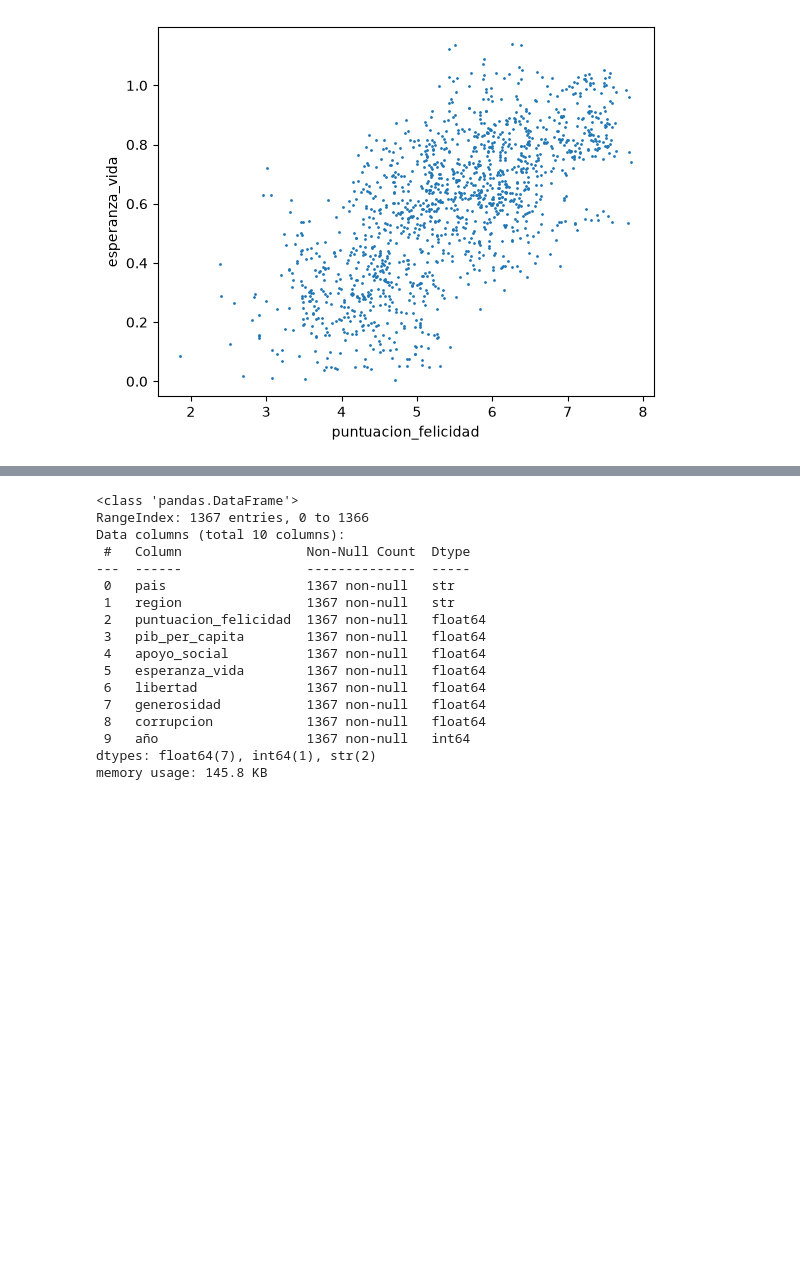
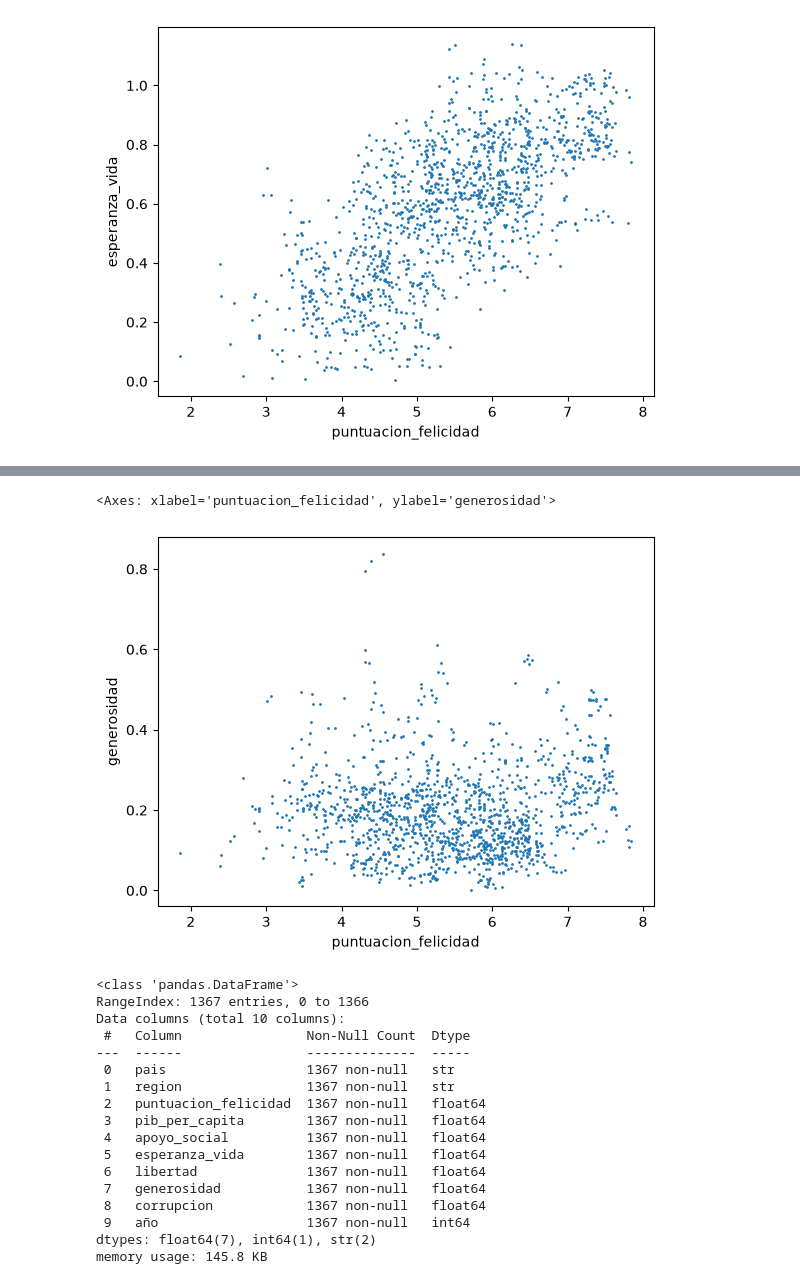
Before and after one commit to jonvaque69-cmyk/Proyecto-M-1, a Jupyter notebook: felicidadpm1.ipynb, the cells around one changed output, grey strips where cells are left out. Drawn from its saved outputs; the diff is of its cells as text; code cells hidden in the pictures; blank space fills up the shorter version.

```diff
--- a/felicidadpm1.ipynb
+++ b/felicidadpm1.ipynb
@@ -497,3 +504,8 @@ felicidad.plot(kind="scatter", x= "puntuacion_felicidad", y="corrupcion", s=1) #
+# %%
+felicidad.plot(kind="scatter", x= "puntuacion_felicidad", y="generosidad", s=1) # scatter plot de puntuación de felicidad vs generosidad
+# %% [output]
+<Axes: xlabel='puntuacion_felicidad', ylabel='generosidad'>
+[figure, added]
 # %%
 felicidad.info()
 # %% [output]
```
Also changed, not shown: parts of 11 cells of this notebook, 12 other files.
